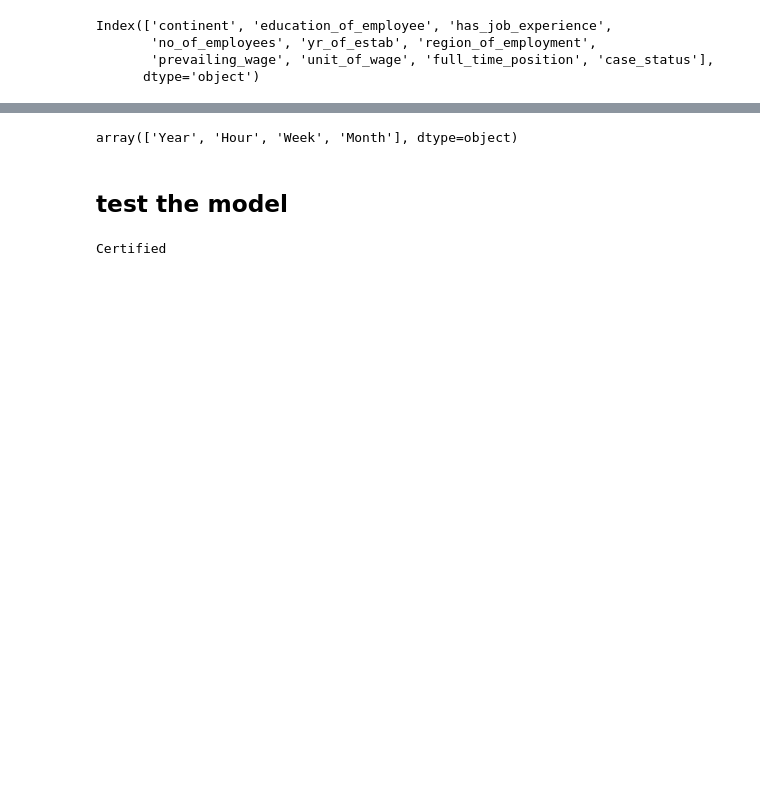
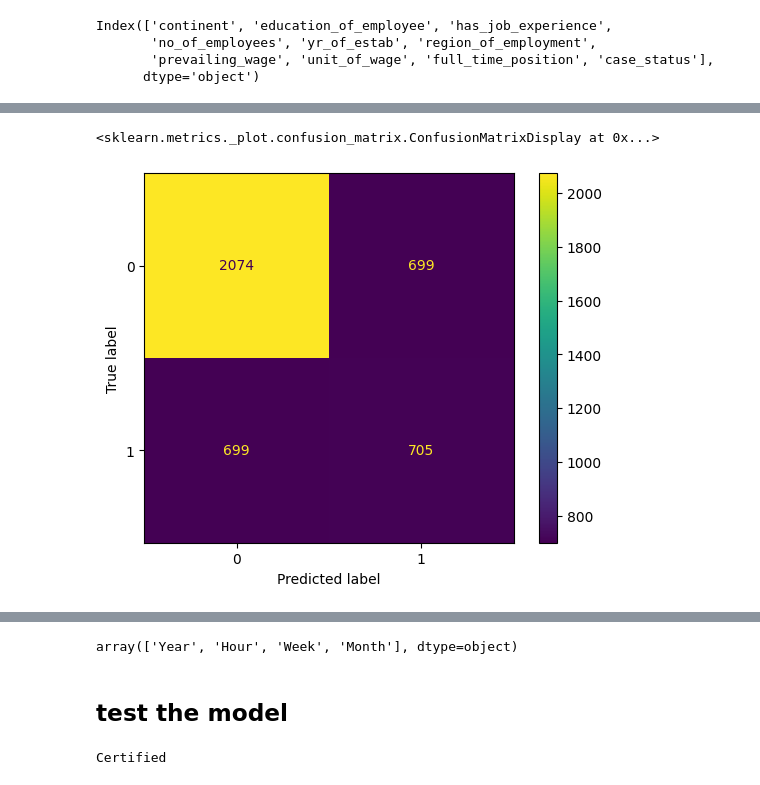
Before and after one commit to ldotmithu/End-To-End-Visa-Approval, a Jupyter notebook: notebook/visa_notebook(EDA & FE).ipynb, the cells around one changed output, grey strips where cells are left out. Saved outputs shown, nothing was run; the diff lists cells and outputs as text; code cells hidden in the pictures; blank space fills up the shorter version.

Commit message:
model_evaluation

```diff
--- a/notebook/visa_notebook(EDA & FE).ipynb
+++ b/notebook/visa_notebook(EDA & FE).ipynb
@@ -298,4 +302,4 @@ X = preprocessor.fit_transform(X)
 # %%
 from imblearn.combine import SMOTETomek, SMOTEENN
-smt = SMOTEENN(random_state=42,sampling_strategy='minority' )
-X,y = smt.fit_resample(X, y)
+smt = SMOTEENN(random_state=42,sampling_strategy='auto' )
+X_train_re,y_train_re = smt.fit_resample(X_train, y_train)
@@ -309,0 +446,24 @@ from xgboost import XGBClassifier
+# %%
+# Models list for Hyperparameter tuning
+randomcv_models = [
+    ('XGBoost', XGBClassifier(), xgboost_params),
+    ("RF", RandomForestClassifier(), rf_params),
+    ("KNN", KNeighborsClassifier(), knn_params)
+]
+# %%
+from sklearn.model_selection import RandomizedSearchCV
+
+model_param = {}
+for name, model, params in randomcv_models:
+    random = RandomizedSearchCV(estimator=model,
+                                   param_distributions=params,
+                                   n_iter=100,
+                                   cv=3,
+                                   verbose=2,
+                                   n_jobs=-1)
+    random.fit(X_train_re, y_train_re)
+    model_param[name] = random.best_params_
+
+for model_name in model_param:
+    print(f"---------------- Best Params for {model_name} -------------------")
+    print(model_param[model_name])
@@ -309,0 +519,10 @@ from xgboost import XGBClassifier
+# %%
+best_model = RandomForestClassifier(**model_param['RF'])
+best_model = best_model.fit(X_train,y_train)
+y_pred = best_model.predict(X_test)
+score = accuracy_score(y_test,y_pred)
+cr = classification_report(y_test,y_pred)
+
+print("FINAL MODEL 'KNN'")
+print ("Accuracy Score value: {:.4f}".format(score))
+print (cr)
@@ -309,0 +540,6 @@ from xgboost import XGBClassifier
+# %%
+from sklearn.metrics import ConfusionMatrixDisplay
+ConfusionMatrixDisplay.from_estimator(best_model, X_test, y_test)
+# %% [output]
+<sklearn.metrics._plot.confusion_matrix.ConfusionMatrixDisplay at 0x...>
+[figure, added]
```
Also changed, not shown: parts of 26 cells of this notebook, 21 other files.
